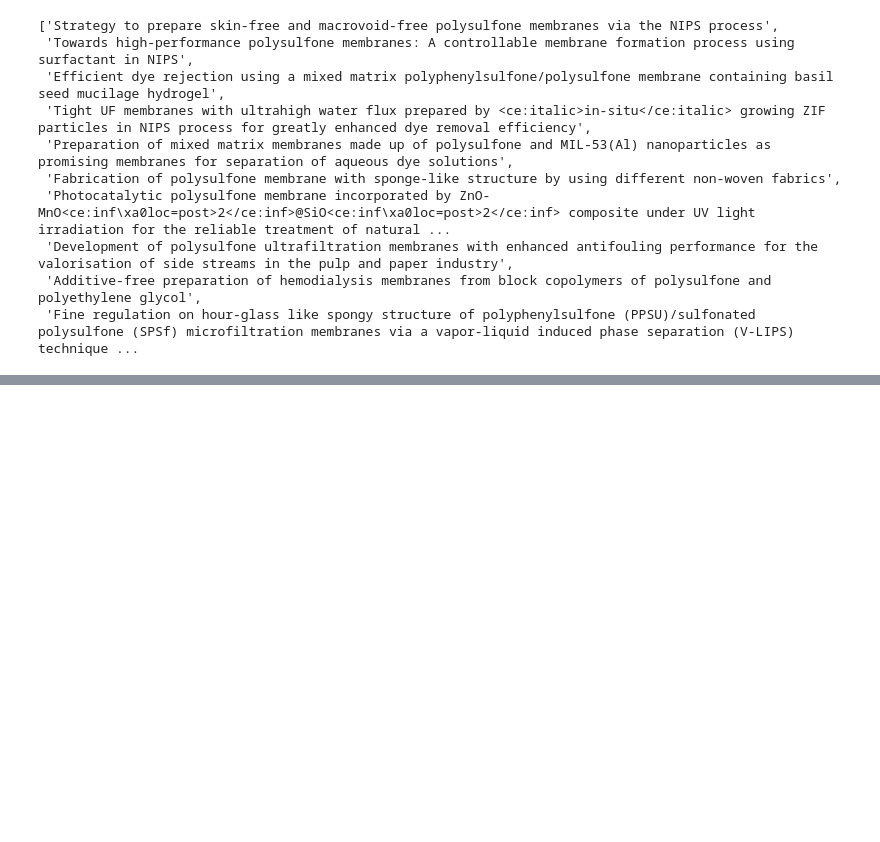
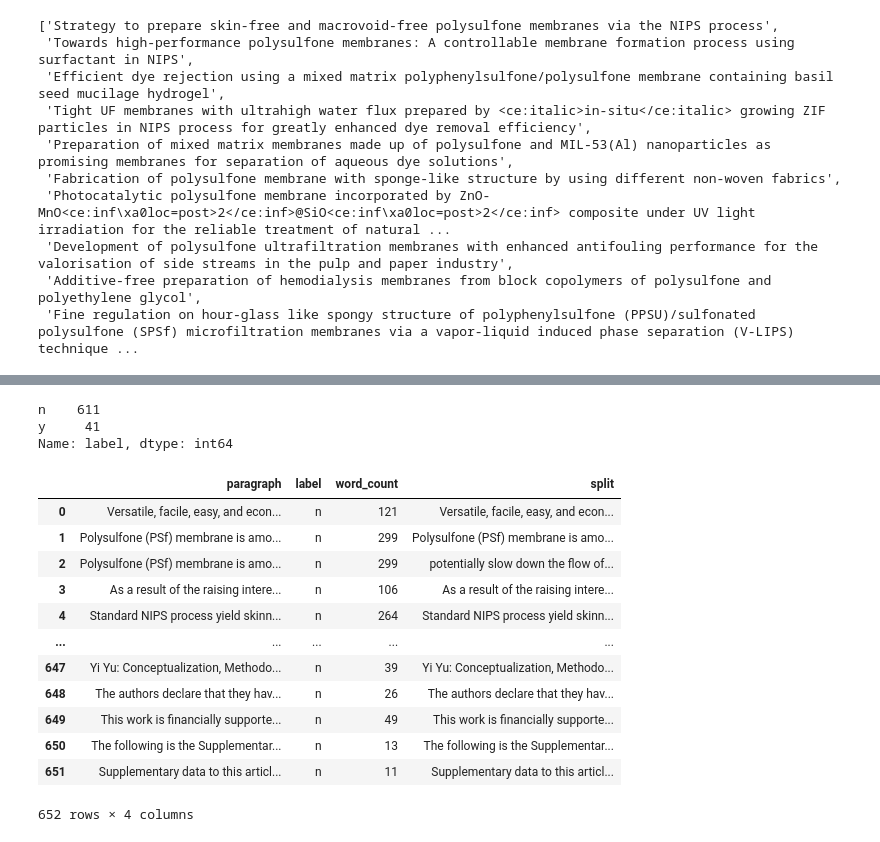
Before and after one commit to Toniaac/Membrane-NLP, a Jupyter notebook: Elsevier API/Elsevier_API_Classify.ipynb, the cells around one changed output, grey strips where cells are left out. Cells and saved outputs as stored; diff of their text form; code cells hidden in the pictures; blank space fills up the shorter version.

```diff
--- a/Elsevier API/Elsevier_API_Classify.ipynb
+++ b/Elsevier API/Elsevier_API_Classify.ipynb
@@ -141,0 +137,6 @@ The confidence levels of the labels are: [Classification<prediction: "Start retu
+# %%
+example_df = pd.read_csv('Example_data_labeled_updated.csv')
+example_df
+#count the number of y in label
+print(example_df['label'].value_counts())
+example_df
@@ -141,0 +160,24 @@ The confidence levels of the labels are: [Classification<prediction: "Start retu
+# %%
+def drop_long_para(df, word_count = 300):
+    df_new = df.copy()
+    df_new['word_count'] = df_new['paragraph'].apply(lambda x: len(x.split()))
+    df_new = df_new[df_new['word_count'] < word_count]
+    #df_new = df_new.drop(columns = ['word_count'])
+    df_new = df_new.reset_index(drop = True)
+    return df_new
+
+# write a function to split the paragraphs into smaller ones and join by word and save the rest to the next row and keep the label
+def split_para(df, word_count = 300):
+    df_new = df.copy()
+    df_new['word_count'] = df_new['paragraph'].apply(lambda x: len(x.split()))
+    df_new['split'] = df_new['paragraph'].apply(lambda x: x.split())
+    df_new['split'] = df_new['split'].apply(lambda x: [x[i:i+word_count] for i in range(0, len(x), word_count)])
+    df_new['split'] = df_new['split'].apply(lambda x: [' '.join(i) for i in x])
+    df_new = df_new.explode('split')
+    df_new = df_new.reset_index(drop = True)
+    return df_new
+# %%
+# Drop the long paragraphs
+example_df = drop_long_para(example_df)
+print(example_df['label'].value_counts())
+example_df
@@ -141,0 +201,23 @@ The confidence levels of the labels are: [Classification<prediction: "Start retu
+# %%
+# Split the long paragraphs
+example_df = split_para(example_df)
+example_df.to_csv('Example_data_labeled_updated_splitted.csv')
+print(example_df['label'].value_counts())
+example_df
+# %% [output]
+n    611
+y     41
+Name: label, dtype: int64
+|  | paragraph | label | word_count | split |
+| 0 | Versatile, facile, easy, and econ... | n | 121 | Versatile, facile, easy, and econ... |
+| 1 | Polysulfone (PSf) membrane is amo... | n | 299 | Polysulfone (PSf) membrane is amo... |
+| 2 | Polysulfone (PSf) membrane is amo... | n | 299 | potentially slow down the flow of... |
+| 3 | As a result of the raising intere... | n | 106 | As a result of the raising intere... |
+| 4 | Standard NIPS process yield skinn... | n | 264 | Standard NIPS process yield skinn... |
+| ... | ... | ... | ... | ... |
+| 647 | Yi Yu: Conceptualization, Methodo... | n | 39 | Yi Yu: Conceptualization, Methodo... |
+| 648 | The authors declare that they hav... | n | 26 | The authors declare that they hav... |
+| 649 | This work is financially supporte... | n | 49 | This work is financially supporte... |
+| 650 | The following is the Supplementar... | n | 13 | The following is the Supplementar... |
+| 651 | Supplementary data to this articl... | n | 11 | Supplementary data to this articl... |
+652 rows × 4 columns
```
Also changed, not shown: parts of 13 cells of this notebook, 7 other files.
